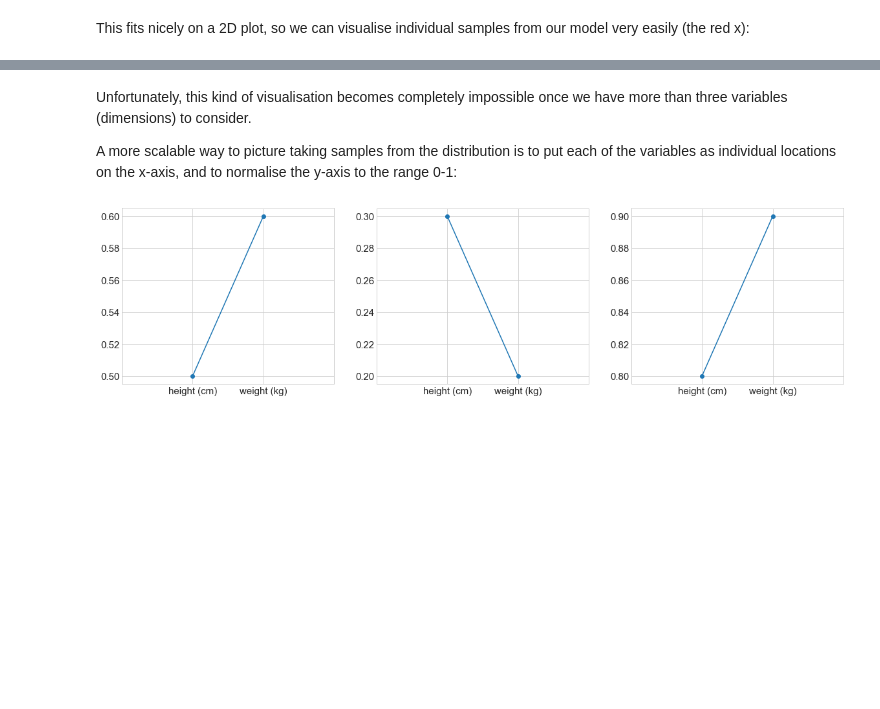
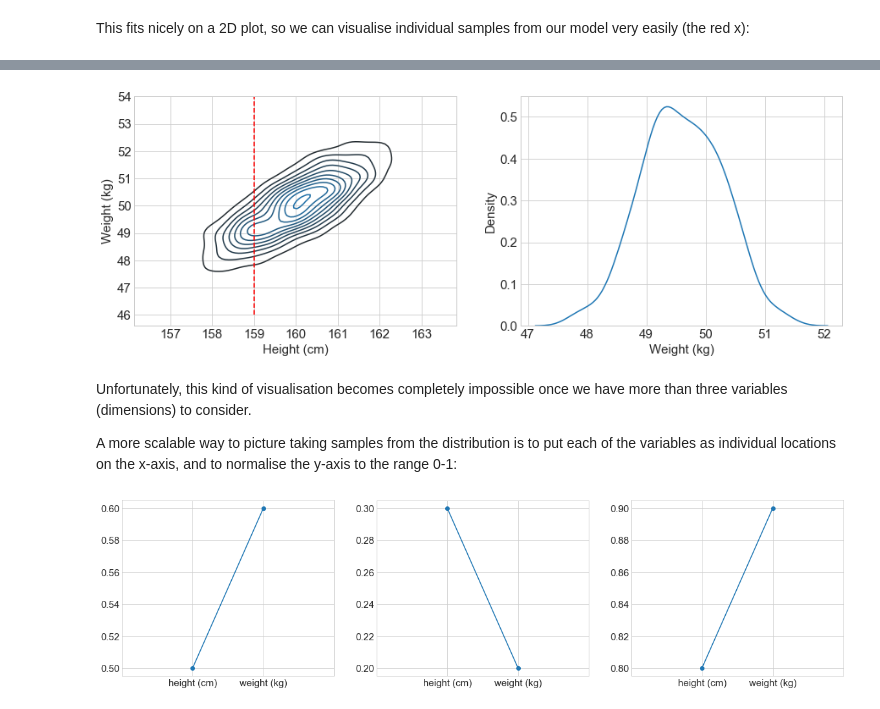
Before and after one commit to jack-willturner/notes, a Jupyter notebook: Gaussian Processes for Regression Tasks.ipynb, the cells around one changed output, grey strips where cells are left out. Cells and saved outputs as stored; diff of their text form; code cells hidden in the pictures; blank space fills up the shorter version.

```diff
--- a/Gaussian Processes for Regression Tasks.ipynb
+++ b/Gaussian Processes for Regression Tasks.ipynb
@@ -228,3 +251,20 @@ plt.show()
+# %%
+input_height = 159
+
+fig, ax = plt.subplots(1,2, figsize=(15,5))
+
+sns.kdeplot(x,y,ax=ax[0])
+ax[0].plot([input_height]*10, np.linspace(46,54,10), linestyle='--', color='red')
+
+ax[0].set_xlabel('Height (cm)')
+ax[0].set_ylabel('Weight (kg)')
+
+sns.kdeplot(y[x.astype(int) == 159],ax=ax[1]) ## conditioning the Gaussian on height=159
+ax[1].set_xlabel('Weight (kg)')
+ax[1].set_ylabel('Density')
+plt.show()
+# %% [output]
+[figure, added]
 # %% [markdown]
 Unfortunately, this kind of visualisation becomes completely impossible once we have more than three variables (dimensions) to consider.
 
```
Also changed, not shown: parts of 19 cells of this notebook, 1 other file.
